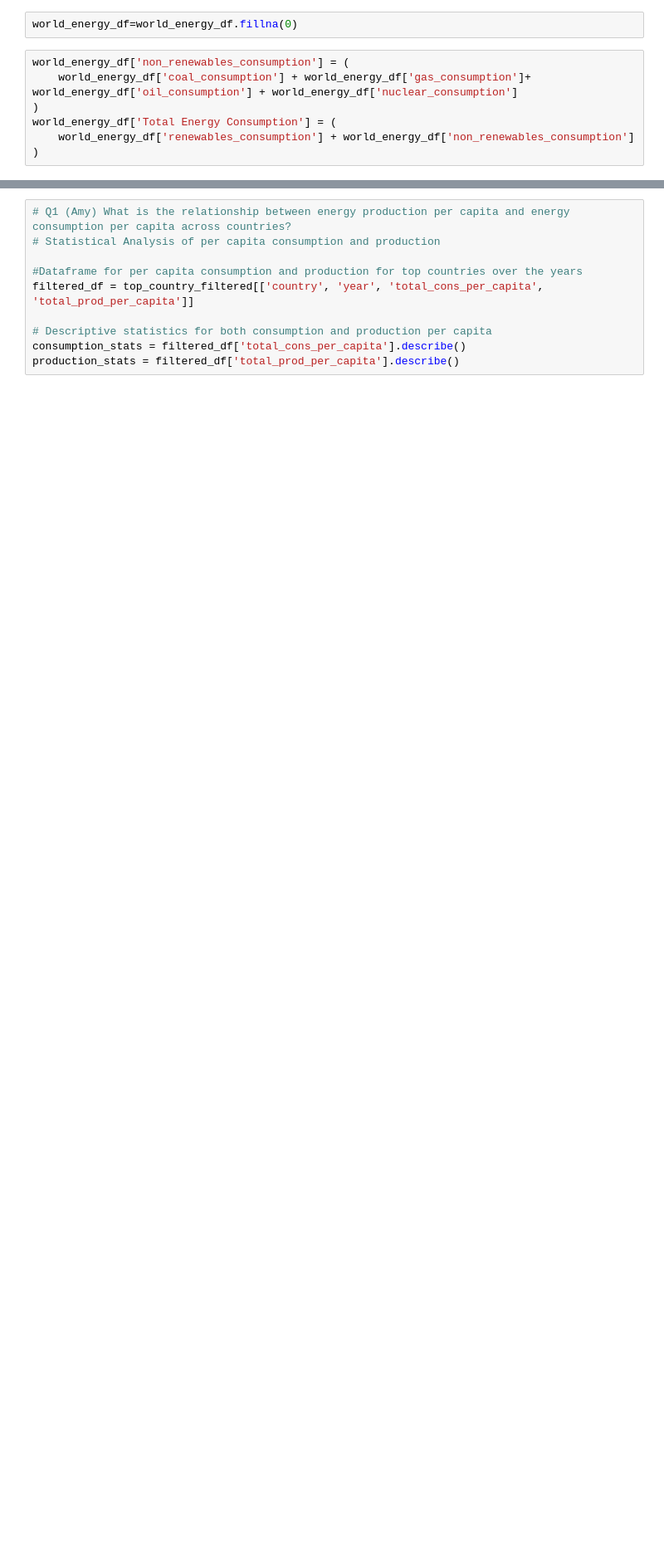
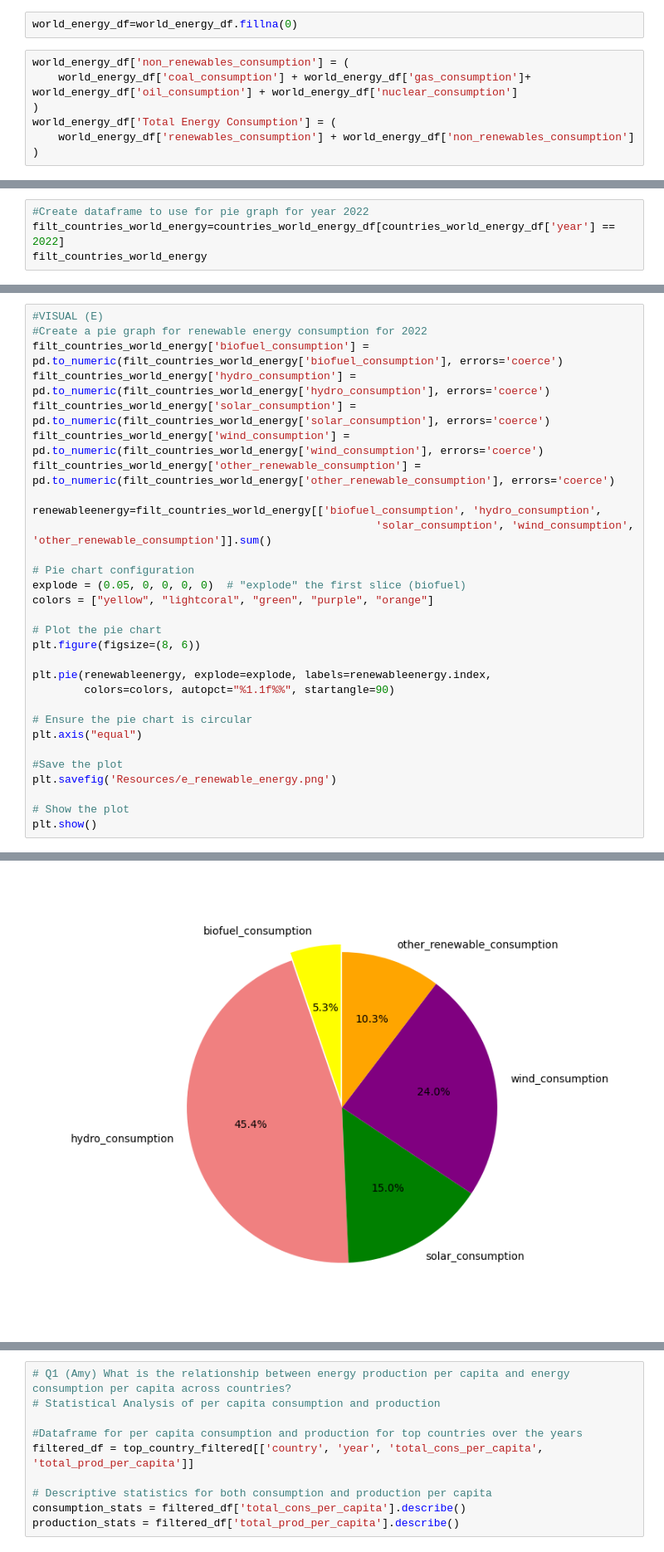
Before and after one commit to skythelimitdt/data_analytics_proj1, a Jupyter notebook: world_energy_consumption.ipynb, the cells around one changed output, grey strips where cells are left out. Shown at 83% size. Cells and saved outputs as stored; diff of their text form; blank space fills up the shorter version.

```diff
--- a/world_energy_consumption.ipynb
+++ b/world_energy_consumption.ipynb
@@ -150,0 +406,4 @@ print(f'Renewable Energy Over Total World Renewable Energy Production: {round(to
+# %%
+#Create dataframe to use for pie graph for year 2022
+filt_countries_world_energy=countries_world_energy_df[countries_world_energy_df['year'] == 2022]
+filt_countries_world_energy
@@ -150,0 +424,31 @@ print(f'Renewable Energy Over Total World Renewable Energy Production: {round(to
+# %%
+#VISUAL (E)
+#Create a pie graph for renewable energy consumption for 2022
+filt_countries_world_energy['biofuel_consumption'] = pd.to_numeric(filt_countries_world_energy['biofuel_consumption'], errors='coerce')
+filt_countries_world_energy['hydro_consumption'] = pd.to_numeric(filt_countries_world_energy['hydro_consumption'], errors='coerce')
+filt_countries_world_energy['solar_consumption'] = pd.to_numeric(filt_countries_world_energy['solar_consumption'], errors='coerce')
+filt_countries_world_energy['wind_consumption'] = pd.to_numeric(filt_countries_world_energy['wind_consumption'], errors='coerce')
+filt_countries_world_energy['other_renewable_consumption'] = pd.to_numeric(filt_countries_world_energy['other_renewable_consumption'], errors='coerce')
+
+renewableenergy=filt_countries_world_energy[['biofuel_consumption', 'hydro_consumption',
+                                                     'solar_consumption', 'wind_consumption', 'other_renewable_consumption']].sum()
+
+# Pie chart configuration
+explode = (0.05, 0, 0, 0, 0)  # "explode" the first slice (biofuel)
+colors = ["yellow", "lightcoral", "green", "purple", "orange"]
+
+# Plot the pie chart
+plt.figure(figsize=(8, 6))
+
+plt.pie(renewableenergy, explode=explode, labels=renewableenergy.index,
+        colors=colors, autopct="%1.1f%%", startangle=90)
+
+# Ensure the pie chart is circular
+plt.axis("equal")
+
+#Save the plot
+plt.savefig('Resources/e_renewable_energy.png')
+
+# Show the plot
+plt.show()
+# %% [output]
@@ -150,0 +472 @@ print(f'Renewable Energy Over Total World Renewable Energy Production: {round(to
+[figure, added]
```
Also changed, not shown: parts of 53 cells of this notebook, 7 other files.
